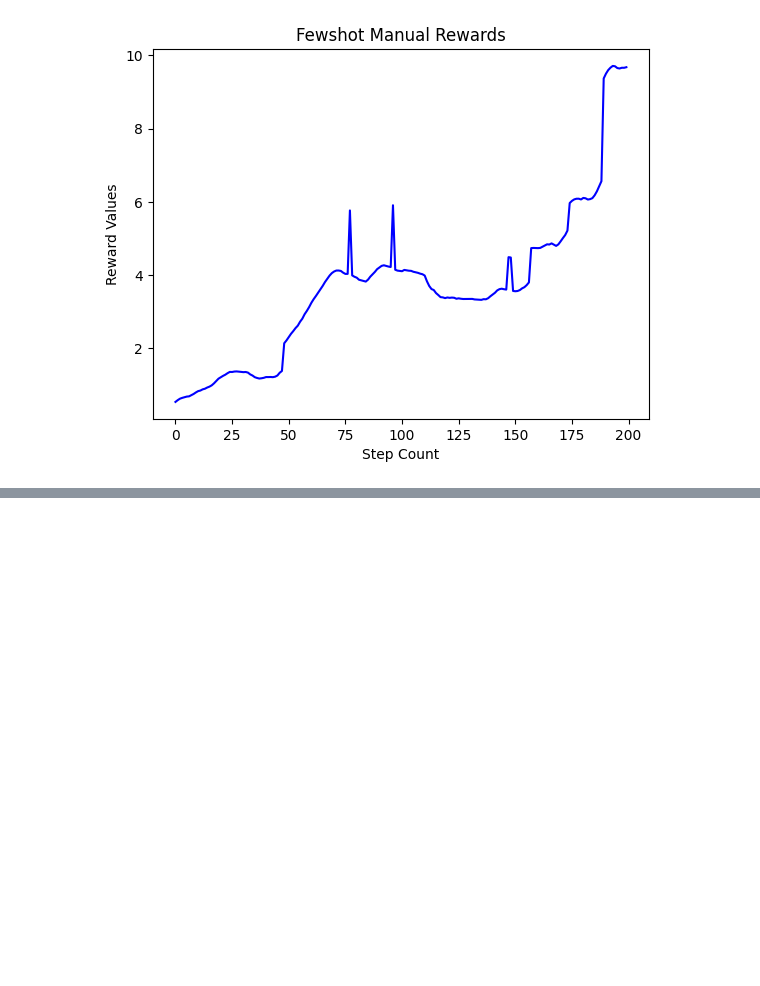
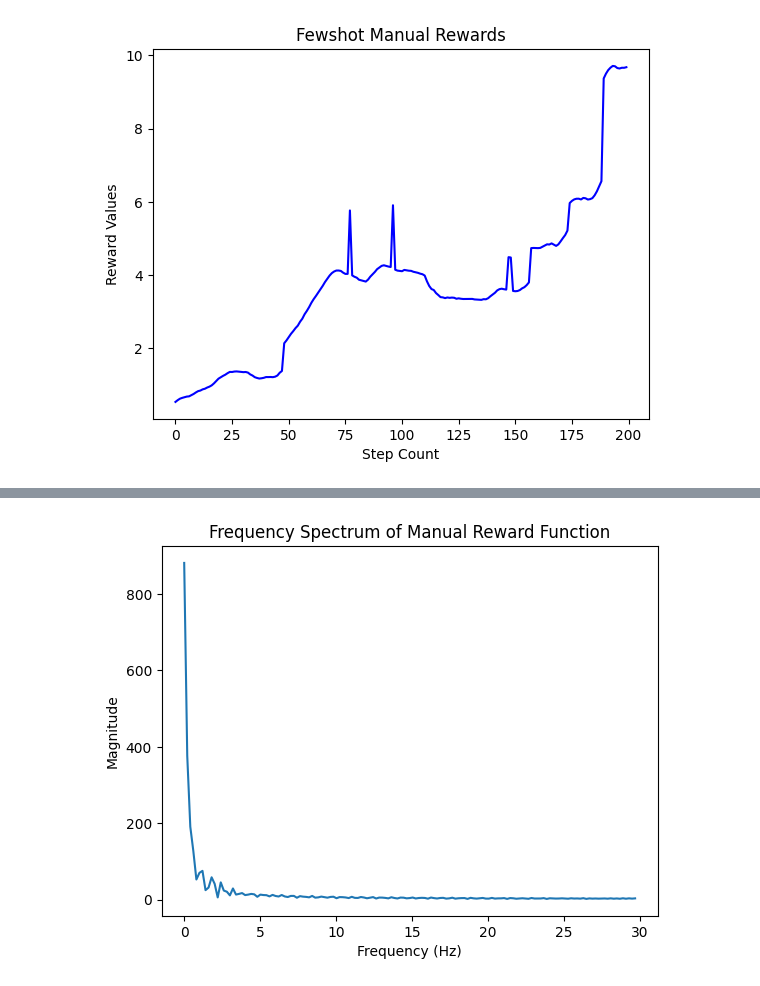
Before and after one commit to levi-kennedy/IsaacLab, a Jupyter notebook: source/vlmrew/franka_cabinet/gpt_experiments.ipynb, the cells around one changed output, grey strips where cells are left out. Saved outputs shown, nothing was run; the diff lists cells and outputs as text; code cells hidden in the pictures; blank space fills up the shorter version.

```diff
--- a/source/vlmrew/franka_cabinet/gpt_experiments.ipynb
+++ b/source/vlmrew/franka_cabinet/gpt_experiments.ipynb
@@ -519,0 +590,17 @@ plt.show()
+# %%
+
+rewards_norm_ep1 = rewards_norm[1:300]
+# perform frequency analysis on the rewards waveform
+f = np.fft.fft(rewards_norm_ep1)
+# zero center the result
+# compute the frequncies of the fft bins
+sample_rate = 60
+freqs = np.fft.fftfreq(len(f), 1/sample_rate)
+# plot the positive part of the frequency spectrum
+plt.plot(freqs[:len(freqs)//2], np.abs(f)[:len(f)//2])
+plt.xlabel("Frequency (Hz)")
+plt.ylabel("Magnitude")
+plt.title("Frequency Spectrum of Manual Reward Function")
+plt.show()
+# %% [output]
+[figure, added]
```
Also changed, not shown: parts of 23 cells of this notebook.
